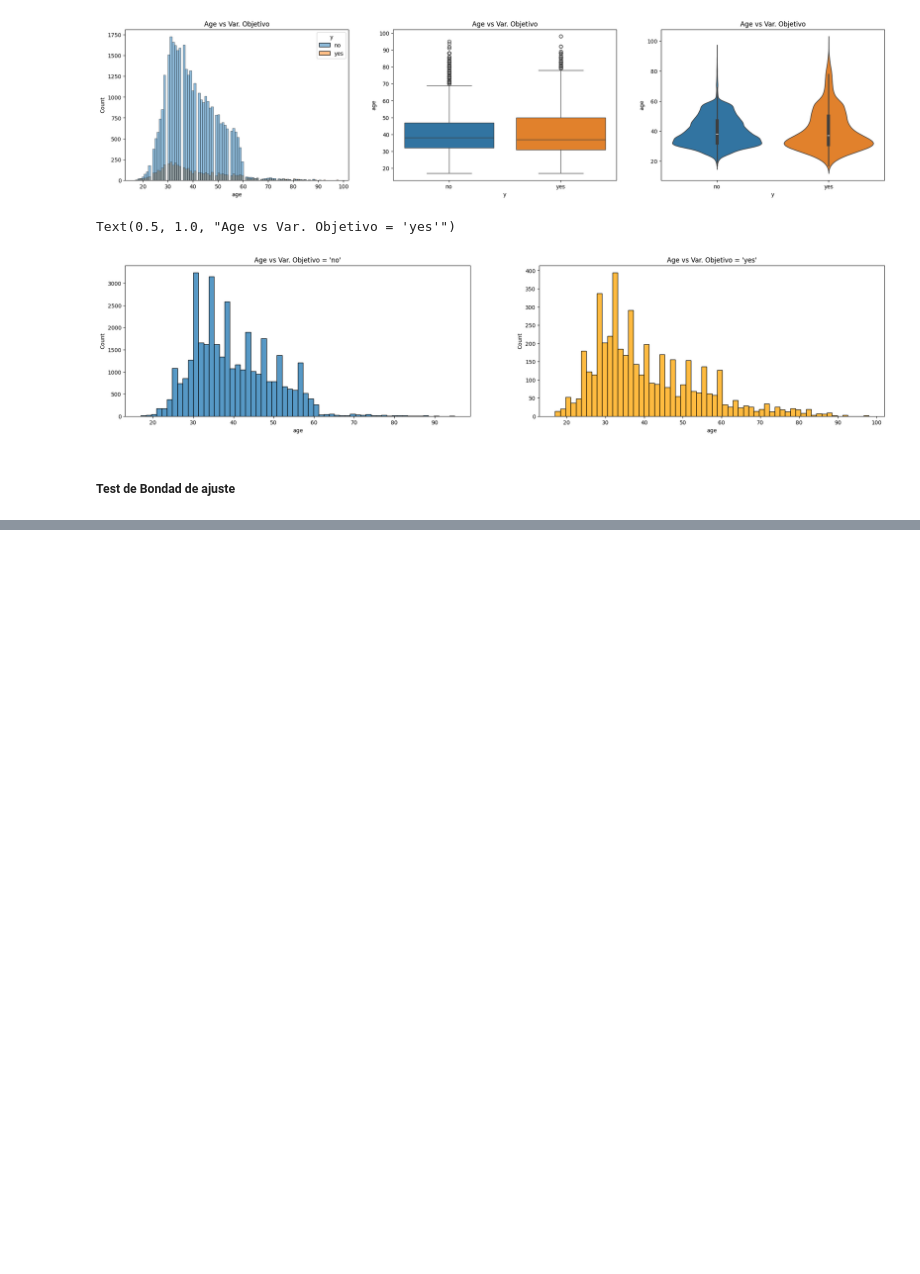
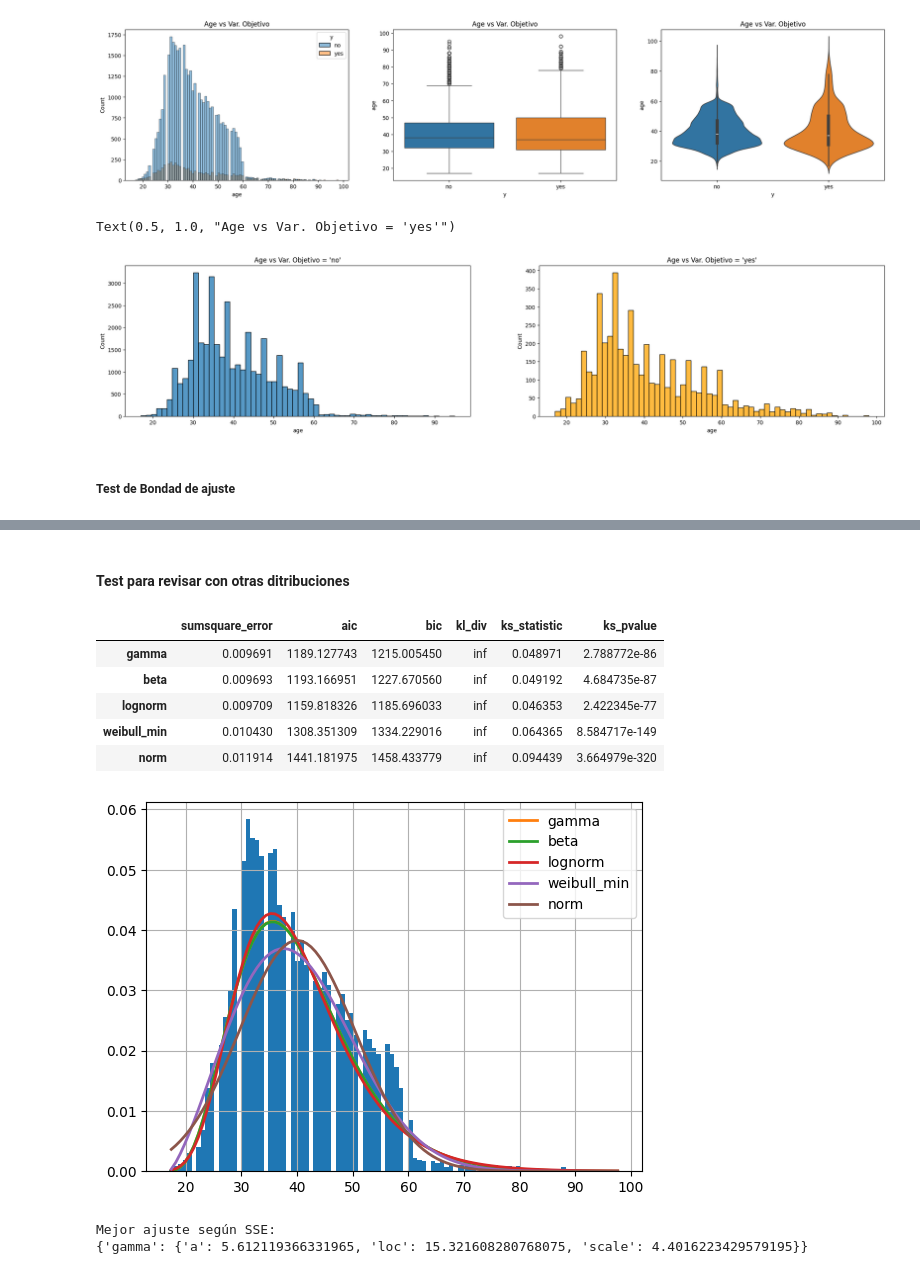
Before and after one commit to Hemersson7/Estadistica, a Jupyter notebook: Tarea1.ipynb, the cells around one changed output, grey strips where cells are left out. Drawn from its saved outputs; the diff is of its cells as text; code cells hidden in the pictures; blank space fills up the shorter version.

```diff
--- a/Tarea1.ipynb
+++ b/Tarea1.ipynb
@@ -335,0 +350,34 @@ No:
+# %% [markdown]
+#### Test para revisar con otras ditribuciones
+# %%
+import warnings
+from fitter import Fitter
+# Evitar warnings de ajuste
+warnings.filterwarnings("ignore")
+
+
+
+# Instanciar el Fitter y ajustar
+f = Fitter(datos,
+           distributions=[
+               'norm', 'lognorm', 'expon', 'gamma', 'beta', 'weibull_min',
+               'weibull_max', 'pareto', 'triang', 'uniform'
+           ])
+f.fit()
+
+# Mostrar resumen con mejores distribuciones
+f.summary()
+# %% [output]
+|  | sumsquare_error | aic | bic | kl_div | ks_statistic | ks_pvalue |
+| gamma | 0.009691 | 1189.127743 | 1215.005450 | inf | 0.048971 | 2.788772e-86 |
+| beta | 0.009693 | 1193.166951 | 1227.670560 | inf | 0.049192 | 4.684735e-87 |
+| lognorm | 0.009709 | 1159.818326 | 1185.696033 | inf | 0.046353 | 2.422345e-77 |
+| weibull_min | 0.010430 | 1308.351309 | 1334.229016 | inf | 0.064365 | 8.584717e-149 |
+| norm | 0.011914 | 1441.181975 | 1458.433779 | inf | 0.094439 | 3.664979e-320 |
+[figure, added]
+# %%
+print("Mejor ajuste según SSE:")
+print(f.get_best())
+# %% [output]
+Mejor ajuste según SSE:
+{'gamma': {'a': 5.612119366331965, 'loc': 15.321608280768075, 'scale': 4.4016223429579195}}
```
Also changed, not shown: parts of 6 cells of this notebook.
